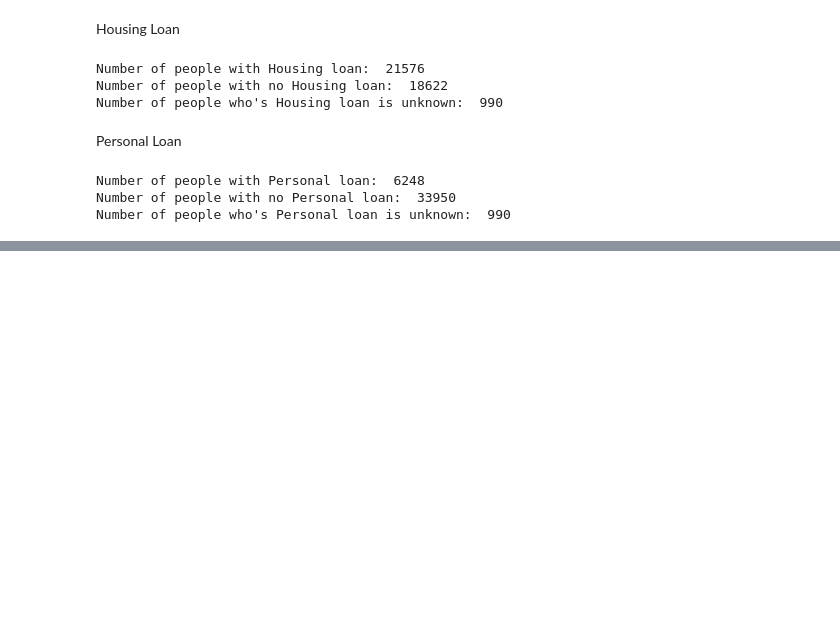
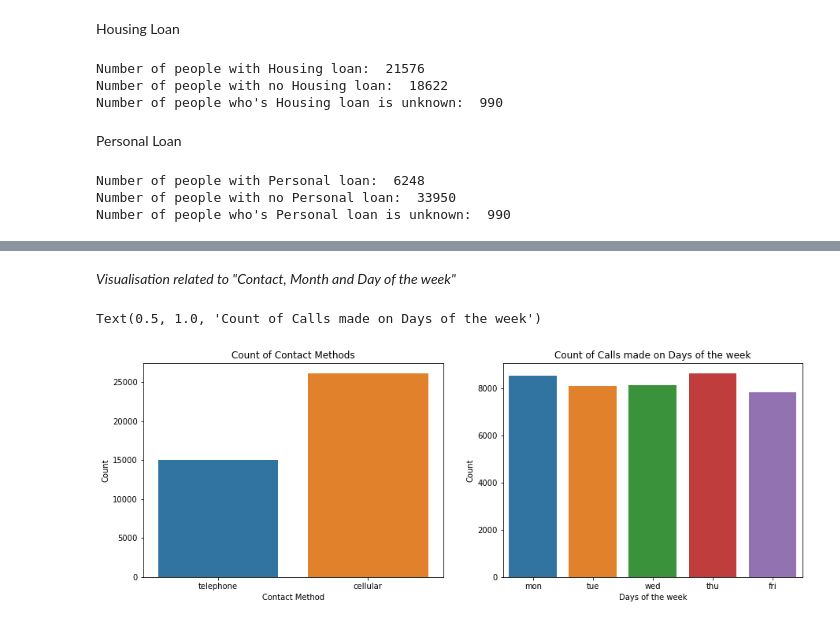
Before and after one commit to kaushik-holla/Bank-Marketing, a Jupyter notebook: Bank Marketing Analysis and Modeling.ipynb, the cells around one changed output, grey strips where cells are left out. Saved outputs shown, nothing was run; the diff lists cells and outputs as text; code cells hidden in the pictures; blank space fills up the shorter version.

```diff
--- a/Bank Marketing Analysis and Modeling.ipynb
+++ b/Bank Marketing Analysis and Modeling.ipynb
@@ -226,0 +279,18 @@ Number of people who's Personal loan is unknown:  990
+# %% [markdown]
+ <i> Visualisation related to "Contact, Month and Day of the week" </i>
+# %%
+# For contact and Days of the week
+fig, (ax1, ax2) = plt.subplots(nrows = 1, ncols = 2, figsize = (15, 5))
+
+sns.countplot(x = 'contact', data = df, ax = ax1)
+ax1.set_xlabel("Contact Method")
+ax1.set_ylabel("Count")
+ax1.set_title("Count of Contact Methods")
+
+sns.countplot(df['day_of_week'], ax = ax2)
+ax2.set_xlabel("Days of the week")
+ax2.set_ylabel("Count")
+ax2.set_title("Count of Calls made on Days of the week")
+# %% [output]
+Text(0.5, 1.0, 'Count of Calls made on Days of the week')
+[figure, added]
```
Also changed, not shown: parts of 9 cells of this notebook.
